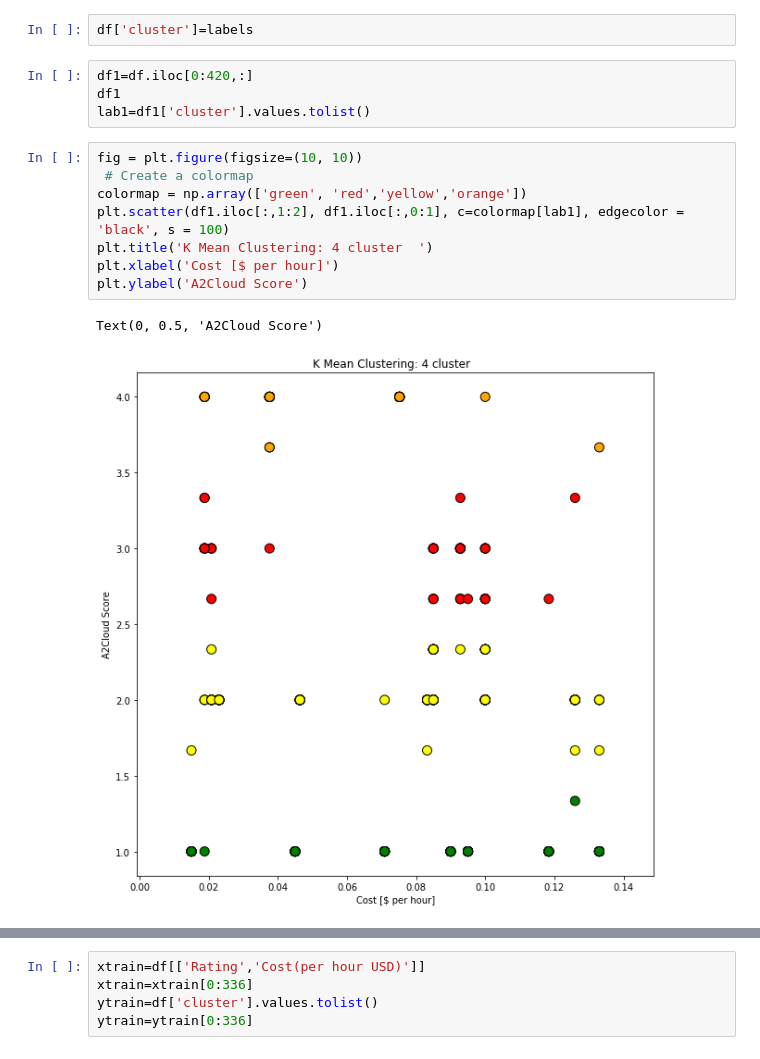
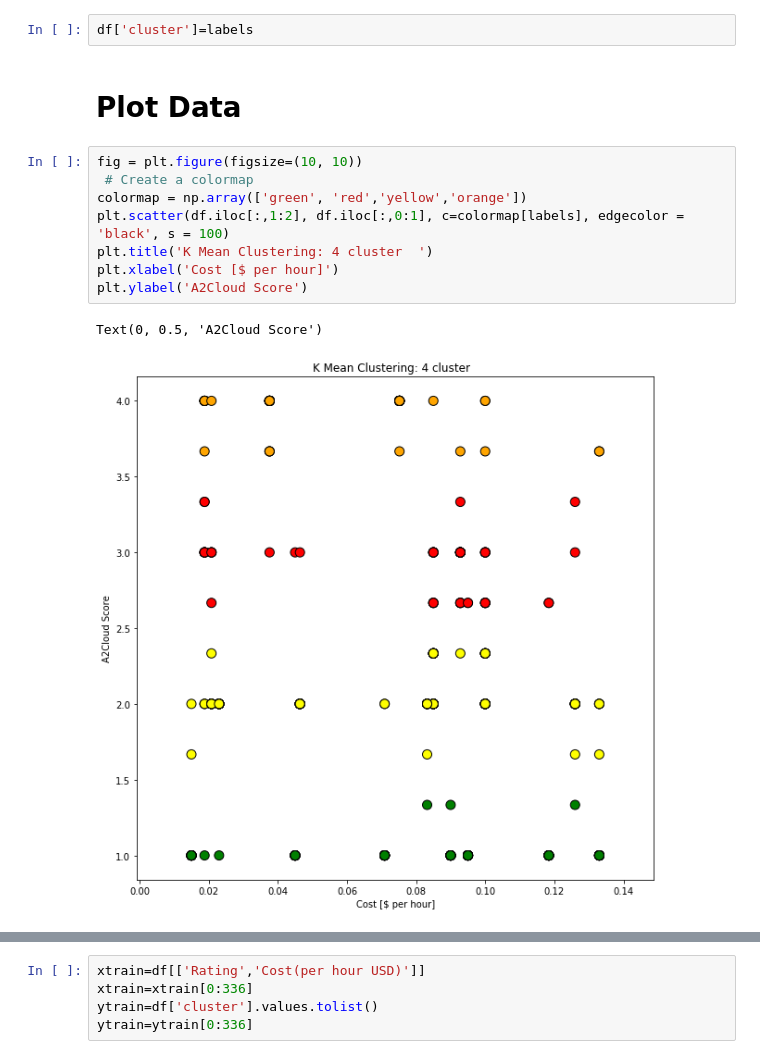
Before and after one commit to sskhan67/Cloud_Instance_recommender, a Jupyter notebook: NB_w_RFC /memory/NB_w_RFC_memory.ipynb, the cells around one changed output, grey strips where cells are left out. Drawn from its saved outputs; the diff is of its cells as text.

```diff
--- a/NB_w_RFC /memory/NB_w_RFC_memory.ipynb
+++ b/NB_w_RFC /memory/NB_w_RFC_memory.ipynb
@@ -96,18 +103,16 @@ array([1, 2, 2, 3, 3, 0, 0, 1, 0, 3, 1, 3, 2, 0, 1, 0, 2, 2, 2, 2, 2, 2,
       dtype=int32)
 # %%
 df['cluster']=labels
-# %%
-df1=df.iloc[0:420,:]
-df1
-lab1=df1['cluster'].values.tolist()
+# %% [markdown]
+# Plot Data
 # %%
 fig = plt.figure(figsize=(10, 10))
  # Create a colormap
 colormap = np.array(['green', 'red','yellow','orange'])
-plt.scatter(df1.iloc[:,1:2], df1.iloc[:,0:1], c=colormap[lab1], edgecolor = 'black', s = 100)
+plt.scatter(df.iloc[:,1:2], df.iloc[:,0:1], c=colormap[labels], edgecolor = 'black', s = 100)
 plt.title('K Mean Clustering: 4 cluster  ')
 plt.xlabel('Cost [$ per hour]')
 plt.ylabel('A2Cloud Score')
 # %% [output]
 Text(0, 0.5, 'A2Cloud Score')
-[figure, old version]
+[figure, new version]
```
Also changed, not shown: parts of 31 cells of this notebook, 9 other files.
